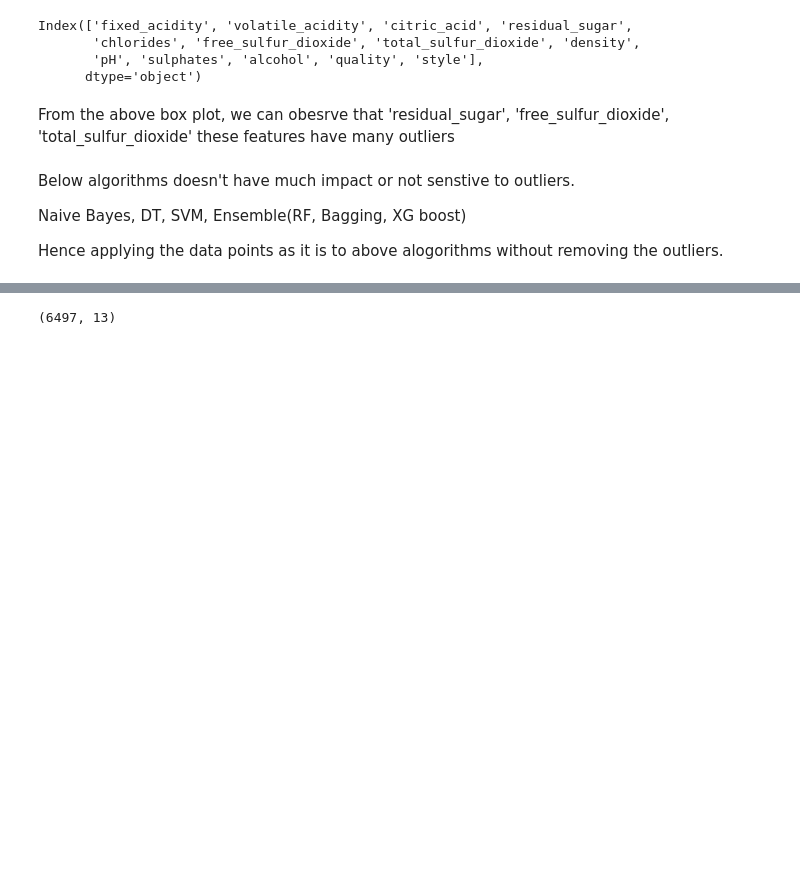
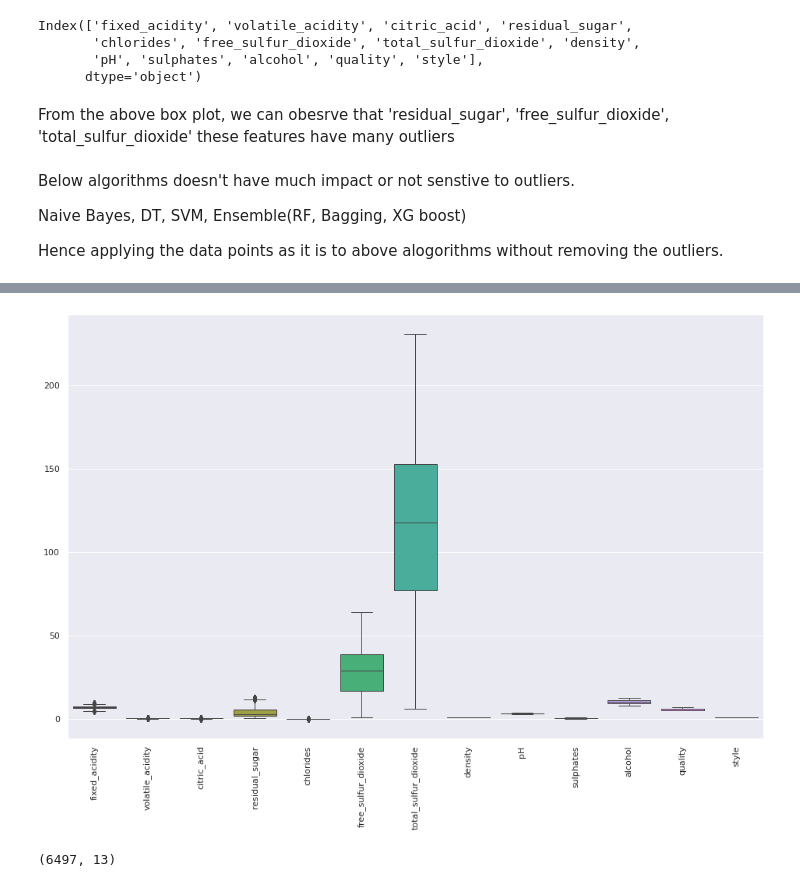
Before and after one commit to sarkar2527/DSAP, a Jupyter notebook: Wine.ipynb, the cells around one changed output, grey strips where cells are left out. Saved outputs shown, nothing was run; the diff lists cells and outputs as text; code cells hidden in the pictures; blank space fills up the shorter version.

```diff
--- a/Wine.ipynb
+++ b/Wine.ipynb
@@ -231,0 +240,3 @@ Hence applying the data points as it is to above alogorithms without removing th
+# %%
+median = df2.median()
+print(median)
@@ -232,3 +258,17 @@ Hence applying the data points as it is to above alogorithms without removing th
+# %%
+std = df2.std()
+value = df2
+
+outliers = (value - median).abs() > 2 * std
+# %%
+df2.mask(outliers, other=median, axis=1, inplace=True)
+# %%
+fig = plt.figure(figsize =(16, 10))
+sns.boxplot(data= df2, linewidth=1)
+plt.xticks(rotation='vertical')
+plt.show()
+# %% [output]
+[figure, added]
 # %%
 df2.shape
 # %% [output]
```
Also changed, not shown: parts of 80 cells of this notebook.
